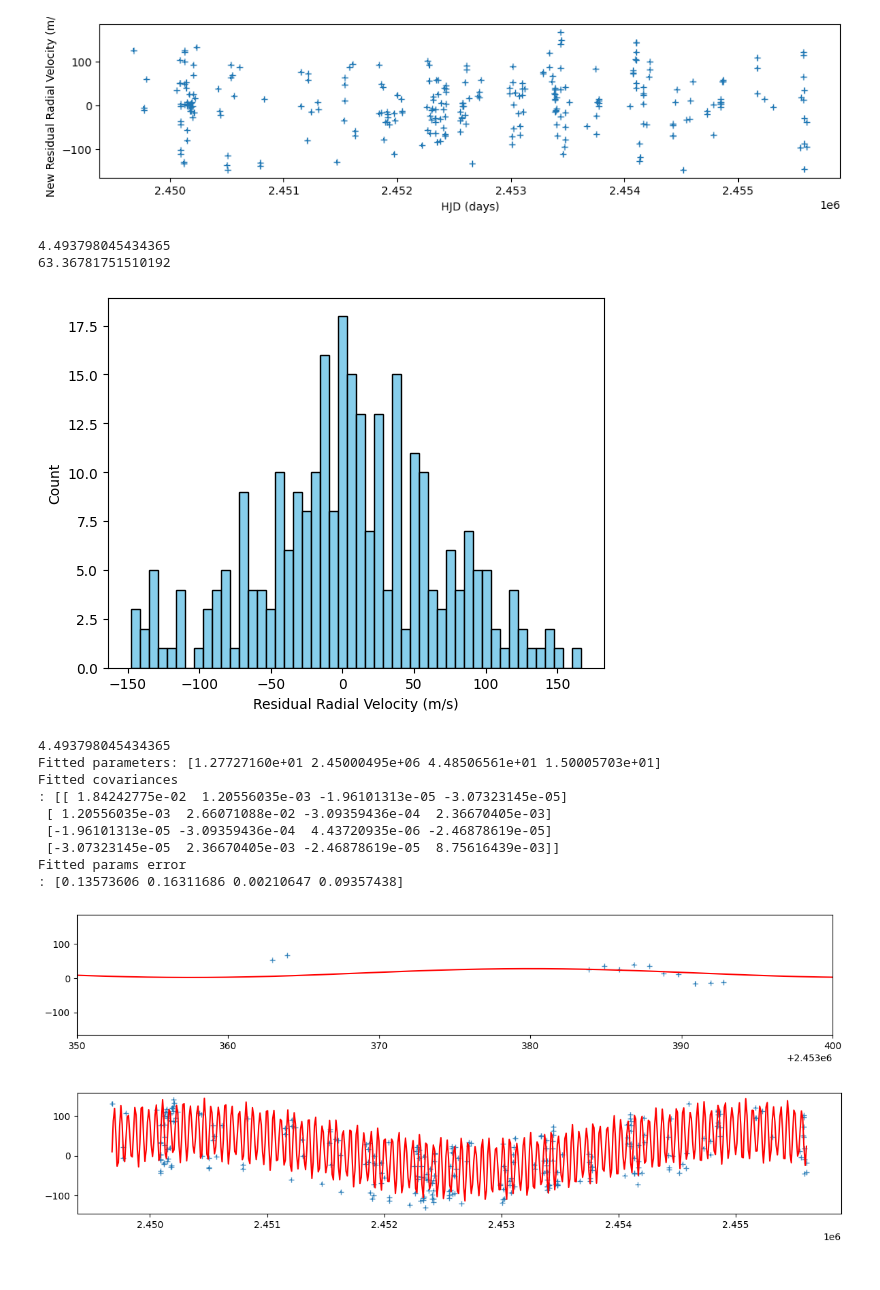
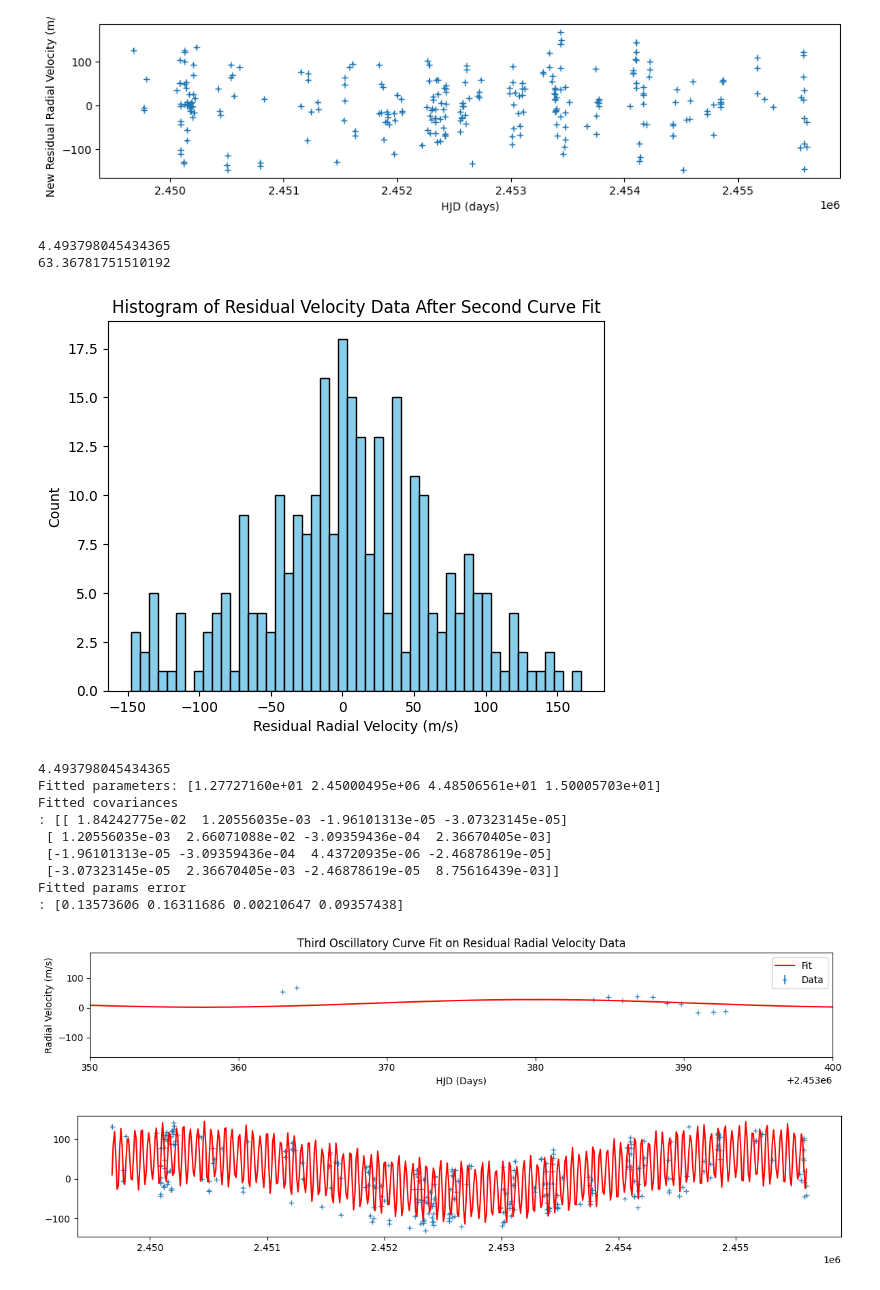
Before and after one commit to jwmckeown007/astr19groupf, a Jupyter notebook: p5_and_p6_zoominresiduals.ipynb, the cells around one changed output. Cells and saved outputs as stored; diff of their text form; code cells hidden in the pictures.

```diff
--- a/p5_and_p6_zoominresiduals.ipynb
+++ b/p5_and_p6_zoominresiduals.ipynb
@@ -308,18 +318,18 @@ ax.errorbar(global_data_unpack[0], new_data_residuals, yerr=global_data_unpack[2
 # %%
 # Task 5: Determine the standard deviation of the residuals and plot histogram
 print(np.mean(new_data_residuals))
 print(np.std(new_data_residuals))
 
-bins = 50  # TODO Is this reasonable
+bins = 50
 plt.hist(new_data_residuals, bins=bins, edgecolor='black', color='skyblue')
 plt.xlabel('Residual Radial Velocity (m/s)')
 plt.ylabel('Count')
-
-plt.savefig('NewResidualRadialVelocityHistogram.pdf', bbox_inches='tight', dpi=600)
+plt.title("Histogram of Residual Velocity Data After Second Curve Fit")
+plt.savefig('ResidualVelocityHistogramAfterSecondCurveFit.pdf', bbox_inches='tight', dpi=600)
 # %% [output]
 4.493798045434365
 63.36781751510192
-[figure, old version]
+[figure, new version]
 # %%
 # Task 5: Find a third planet
 v_shift3 = np.mean(new_data_residuals)
@@ -352,6 +362,11 @@ fig = plt.subplots(1, 1, figsize=(12,2.5))
 plt.errorbar(global_data_unpack[0], new_data_residuals, global_data_unpack[2], fmt='+', label = 'Data', alpha=0.8, zorder = 1)
 plt.plot(x_fit3, y_fit3, 'r-', label='Fit', zorder = 2)
 
+plt.ylabel('Radial Velocity (m/s)')
+plt.xlabel('HJD (Days)')
+plt.legend()
+plt.title("Third Oscillatory Curve Fit on Residual Radial Velocity Data")
+
 plt.tight_layout()
 plt.xlim(2.453350e6, 2.453400e6)
 
@@ -365,6 +380,7 @@ plt.xlim(2.453350e6, 2.453400e6)
 #plt.xlim(2.45010e6, 2.45015e6)
 #plt.xlim(2.45005e6, 2.45010e6)
 #plt.xlim(2.45346e6, 2.45349e6)
+plt.savefig('ThirdOscillatoryCurveFit.pdf')
 plt.show()
 # %% [output]
 4.493798045434365
@@ -376,7 +392,7 @@ Fitted covariances
  [-3.07323145e-05  2.36670405e-03 -2.46878619e-05  8.75616439e-03]]
 Fitted params error
 : [0.13573606 0.16311686 0.00210647 0.09357438]
-[figure, old version]
+[figure, new version]
 # %%
 #let's see how the three planet fit looks by plotting it, along with the data
 x_fit = np.linspace(np.min(global_data_unpack[0]), np.max(global_data_unpack[0]), 550)
```
Also changed, not shown: parts of 3 cells of this notebook.
